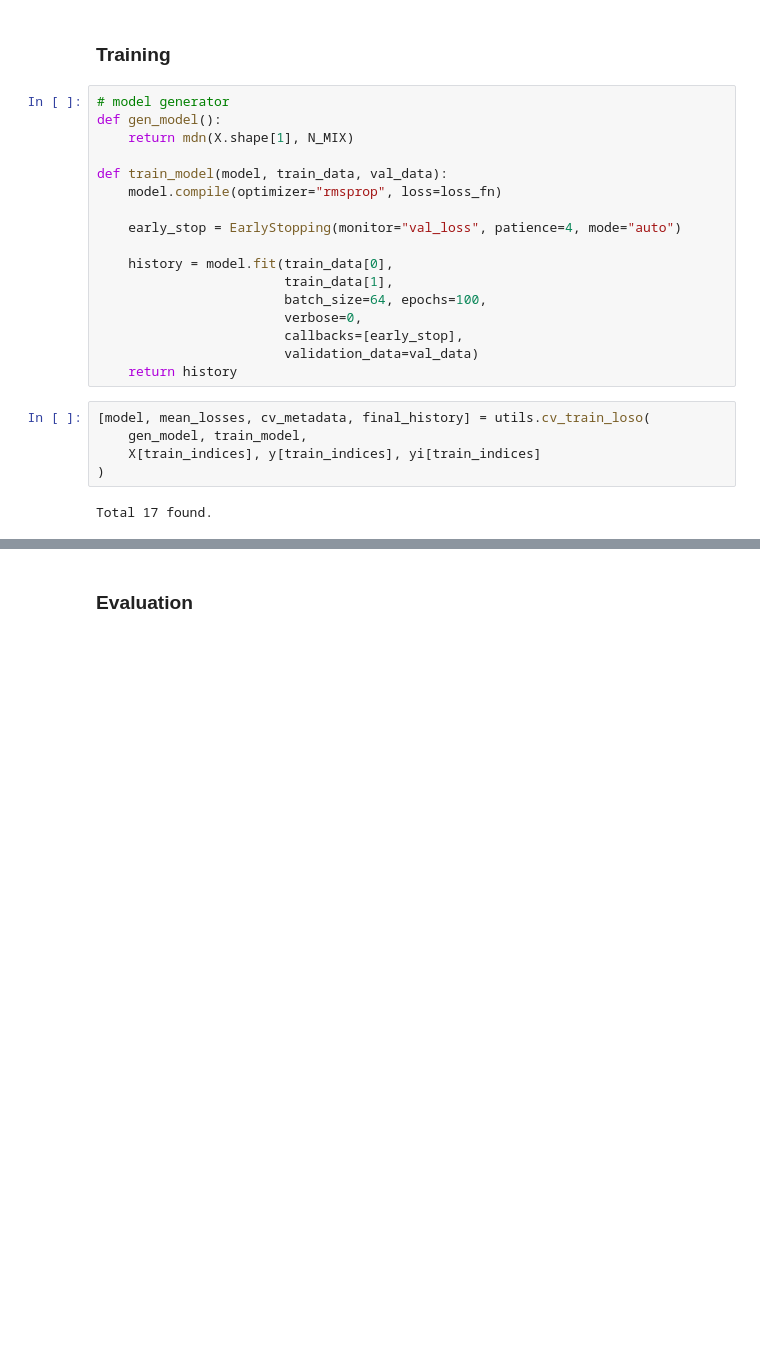
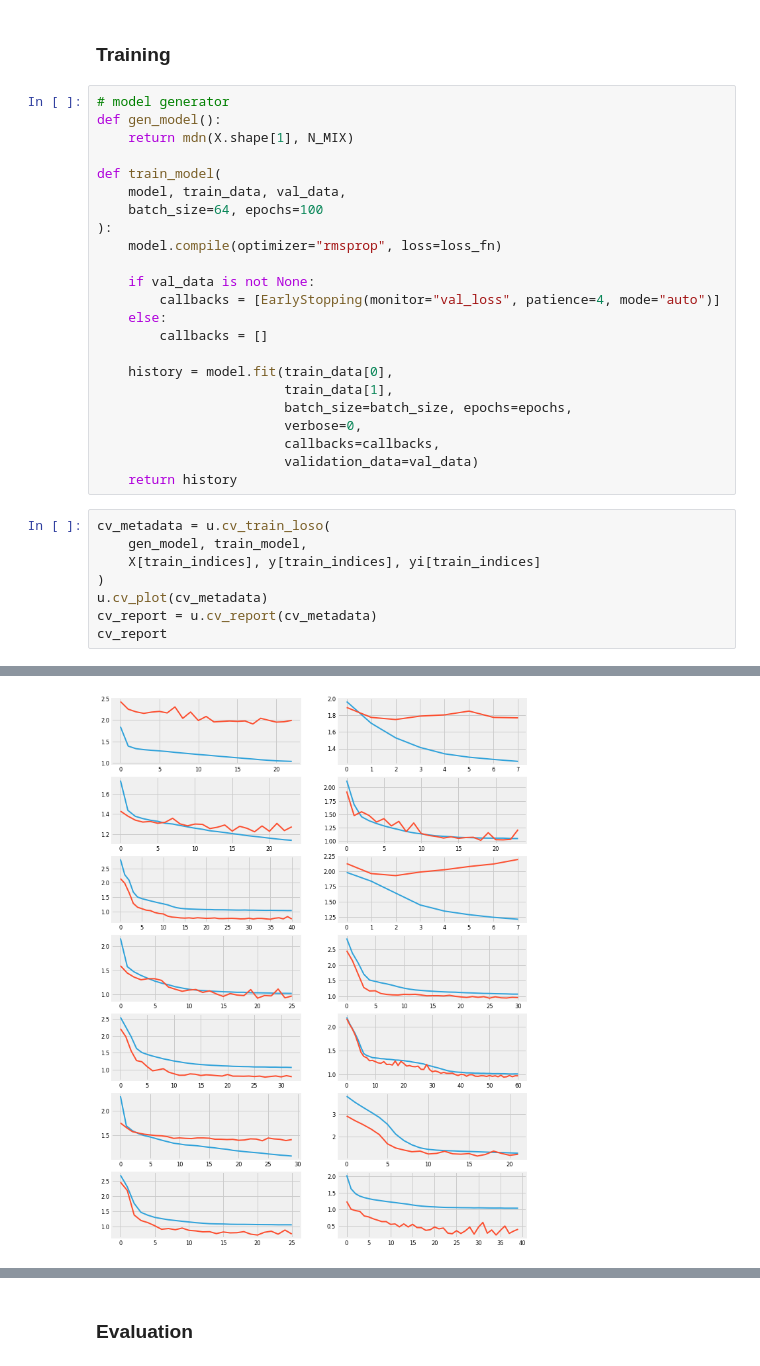
Before and after one commit to reichlab/neural-stack, a Jupyter notebook: notebooks/1.0-mixture-density-network.ipynb, the cells around one changed output, grey strips where cells are left out. Drawn from its saved outputs; the diff is of its cells as text; blank space fills up the shorter version.

```diff
--- a/notebooks/1.0-mixture-density-network.ipynb
+++ b/notebooks/1.0-mixture-density-network.ipynb
@@ -114,22 +112,30 @@ loss_fn.__name__ = "mdn_loss" # Keras needs a name for function
 def gen_model():
     return mdn(X.shape[1], N_MIX)
 
-def train_model(model, train_data, val_data):
+def train_model(
+    model, train_data, val_data,
+    batch_size=64, epochs=100
+):
     model.compile(optimizer="rmsprop", loss=loss_fn)
 
-    early_stop = EarlyStopping(monitor="val_loss", patience=4, mode="auto")
+    if val_data is not None:
+        callbacks = [EarlyStopping(monitor="val_loss", patience=4, mode="auto")]
+    else:
+        callbacks = []
 
     history = model.fit(train_data[0],
                         train_data[1],
-                        batch_size=64, epochs=100,
+                        batch_size=batch_size, epochs=epochs,
                         verbose=0,
-                        callbacks=[early_stop],
+                        callbacks=callbacks,
                         validation_data=val_data)
     return history
 # %%
-[model, mean_losses, cv_metadata, final_history] = utils.cv_train_loso(
+cv_metadata = u.cv_train_loso(
     gen_model, train_model,
     X[train_indices], y[train_indices], yi[train_indices]
 )
+u.cv_plot(cv_metadata)
+cv_report = u.cv_report(cv_metadata)
+cv_report
 # %% [output]
-Total 17 found.
@@ -135,0 +158 @@ Total 17 found.
+[figure, added]
```
Also changed, not shown: parts of 17 cells of this notebook, 9 other files.
